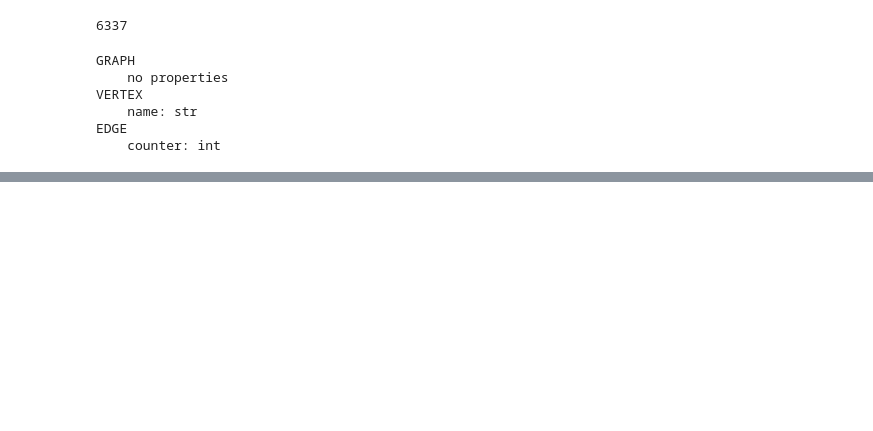
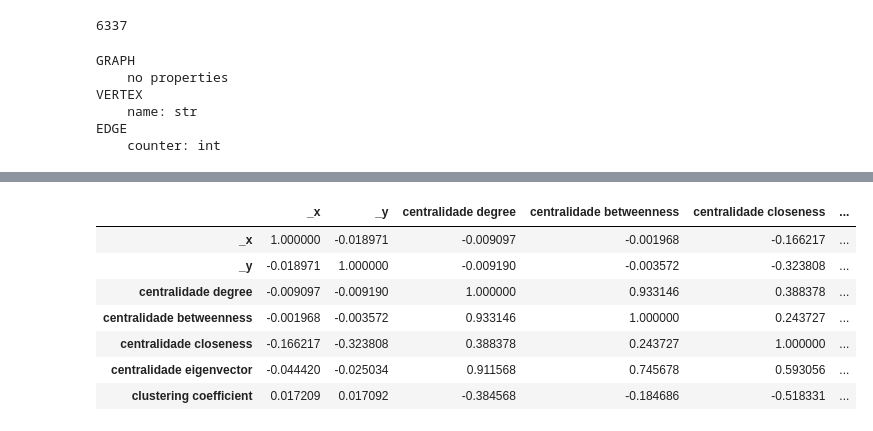
Before and after one commit to hashiprobr-classroom/parte-tecnica-do-projeto-grupoe, a Jupyter notebook: notebooks/Projeto - Rede.ipynb, the cells around one changed output, grey strips where cells are left out. Saved outputs shown, nothing was run; the diff lists cells and outputs as text; code cells hidden in the pictures; blank space fills up the shorter version.

```diff
--- a/notebooks/Projeto - Rede.ipynb
+++ b/notebooks/Projeto - Rede.ipynb
@@ -199,0 +282,11 @@ EDGE
+# %%
+df.corr(method="pearson")
+# %% [output]
+|  | _x | _y | centralidade degree | centralidade betweenness | centralidade closeness | ... |
+| _x | 1.000000 | -0.018971 | -0.009097 | -0.001968 | -0.166217 | ... |
+| _y | -0.018971 | 1.000000 | -0.009190 | -0.003572 | -0.323808 | ... |
+| centralidade degree | -0.009097 | -0.009190 | 1.000000 | 0.933146 | 0.388378 | ... |
+| centralidade betweenness | -0.001968 | -0.003572 | 0.933146 | 1.000000 | 0.243727 | ... |
+| centralidade closeness | -0.166217 | -0.323808 | 0.388378 | 0.243727 | 1.000000 | ... |
+| centralidade eigenvector | -0.044420 | -0.025034 | 0.911568 | 0.745678 | 0.593056 | ... |
+| clustering coefficient | 0.017209 | 0.017092 | -0.384568 | -0.184686 | -0.518331 | ... |
```
Also changed, not shown: parts of 13 cells of this notebook.
